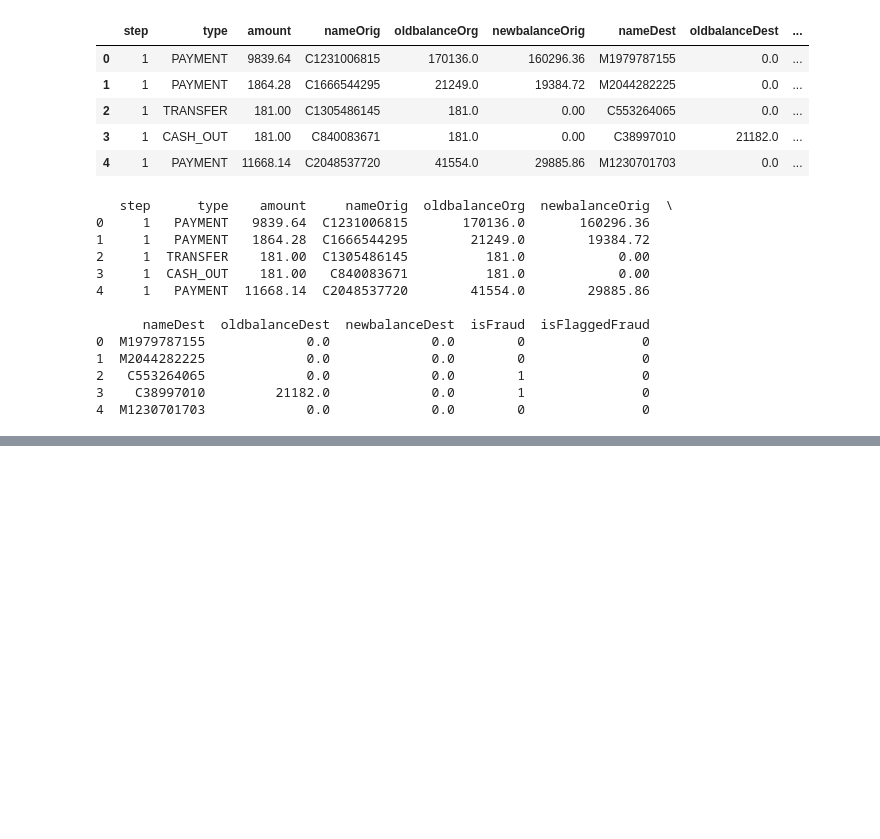
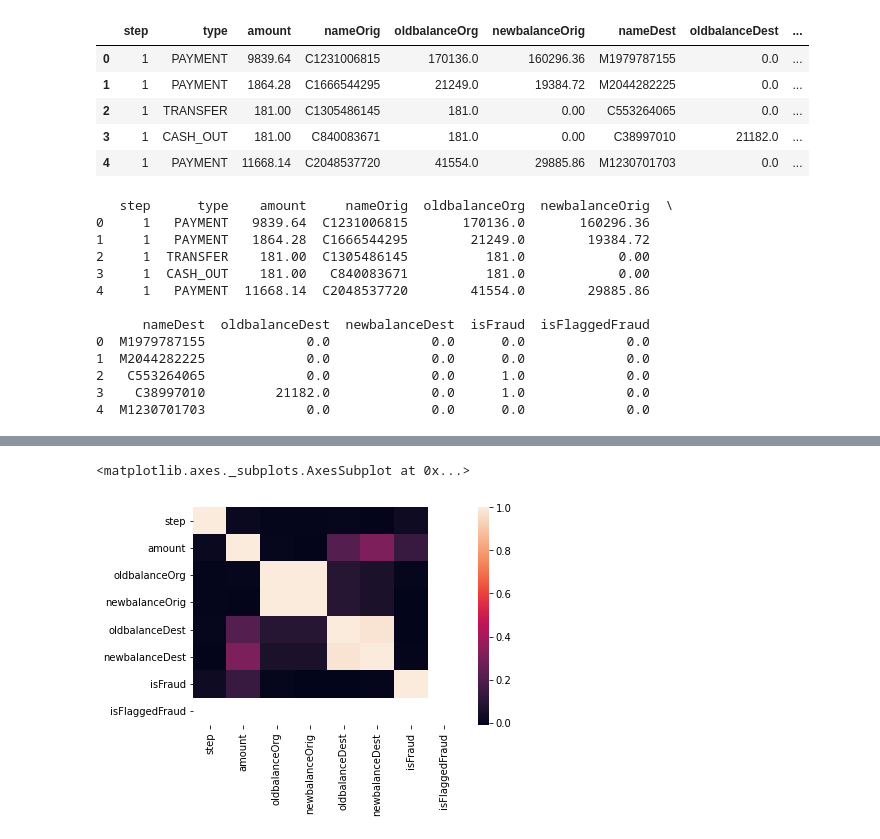
Before and after one commit to Hack4social/FraudGuard, a Jupyter notebook: Hoodhack6_FraudGuard_GraceQin.ipynb, the cells around one changed output, grey strips where cells are left out. Saved outputs shown, nothing was run; the diff lists cells and outputs as text; code cells hidden in the pictures; blank space fills up the shorter version.

```diff
--- a/Hoodhack6_FraudGuard_GraceQin.ipynb
+++ b/Hoodhack6_FraudGuard_GraceQin.ipynb
@@ -46,7 +45,7 @@ data.head()
 | 4 | 1 | PAYMENT | 11668.14 | C2048537720 | 41554.0 | 29885.86 | M1230701703 | 0.0 | ... |
 # %%
 # imprting the dataset
-payments = pd.read_csv("https://media.githubusercontent.com/media/NeetishPathak/biz_machine_learning/main/Classifier/online-payments.csv")
+payments = pd.read_csv("/content/PS_20174392719_1491204439457_log.csv")
 print(payments.head())
 # %% [output]
    step      type    amount     nameOrig  oldbalanceOrg  newbalanceOrig  \
@@ -57,9 +56,9 @@ print(payments.head())
 4     1   PAYMENT  11668.14  C2048537720        41554.0        29885.86
 
       nameDest  oldbalanceDest  newbalanceDest  isFraud  isFlaggedFraud
-0  M1979787155             0.0             0.0        0               0
-1  M2044282225             0.0             0.0        0               0
-2   C553264065             0.0             0.0        1               0
-3    C38997010         21182.0             0.0        1               0
-4  M1230701703             0.0             0.0        0               0
+0  M1979787155             0.0             0.0      0.0             0.0
+1  M2044282225             0.0             0.0      0.0             0.0
+2   C553264065             0.0             0.0      1.0             0.0
+3    C38997010         21182.0             0.0      1.0             0.0
+4  M1230701703             0.0             0.0      0.0             0.0
 # %%
@@ -79,3 +78,9 @@ figure = px.pie(payments,
 figure.show()
 # %% [output]
 [interactive output not drawn]
+# %%
+from seaborn import heatmap
+heatmap(payments.corr())
+# %% [output]
+<matplotlib.axes._subplots.AxesSubplot at 0x...>
+[figure, added]
```
Also changed, not shown: parts of 7 cells of this notebook.
